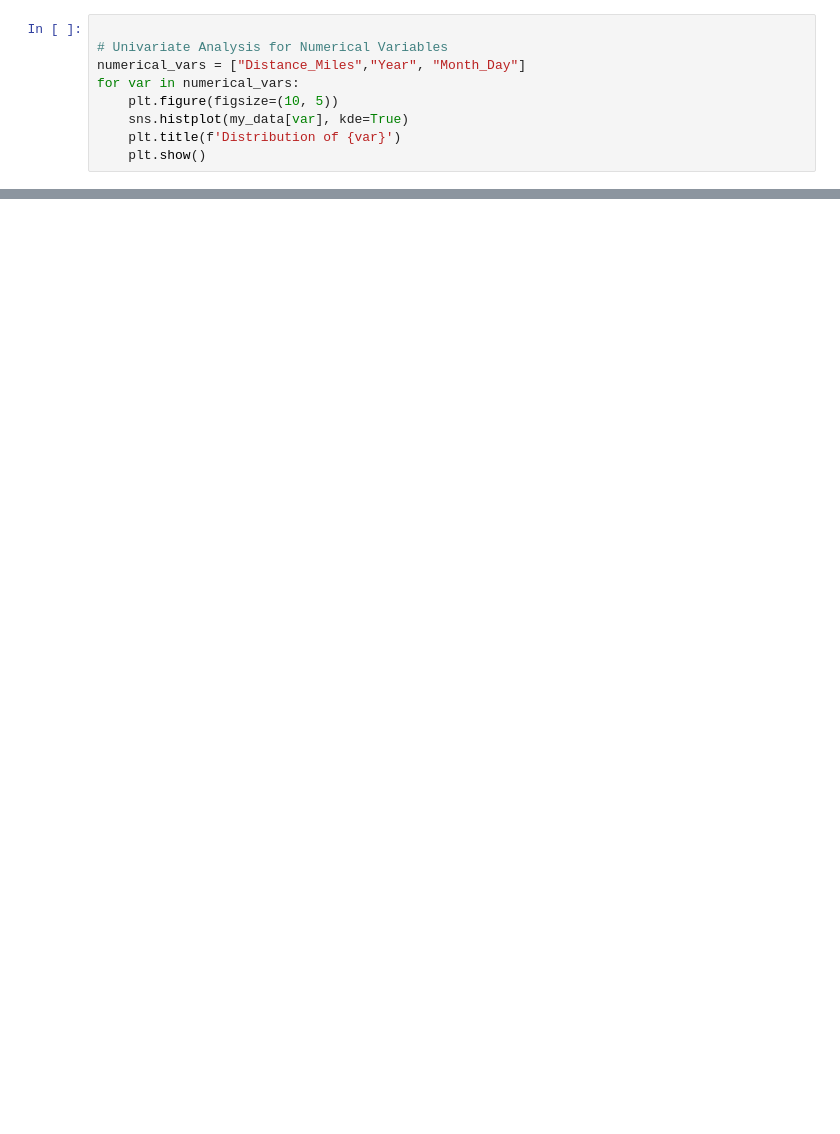
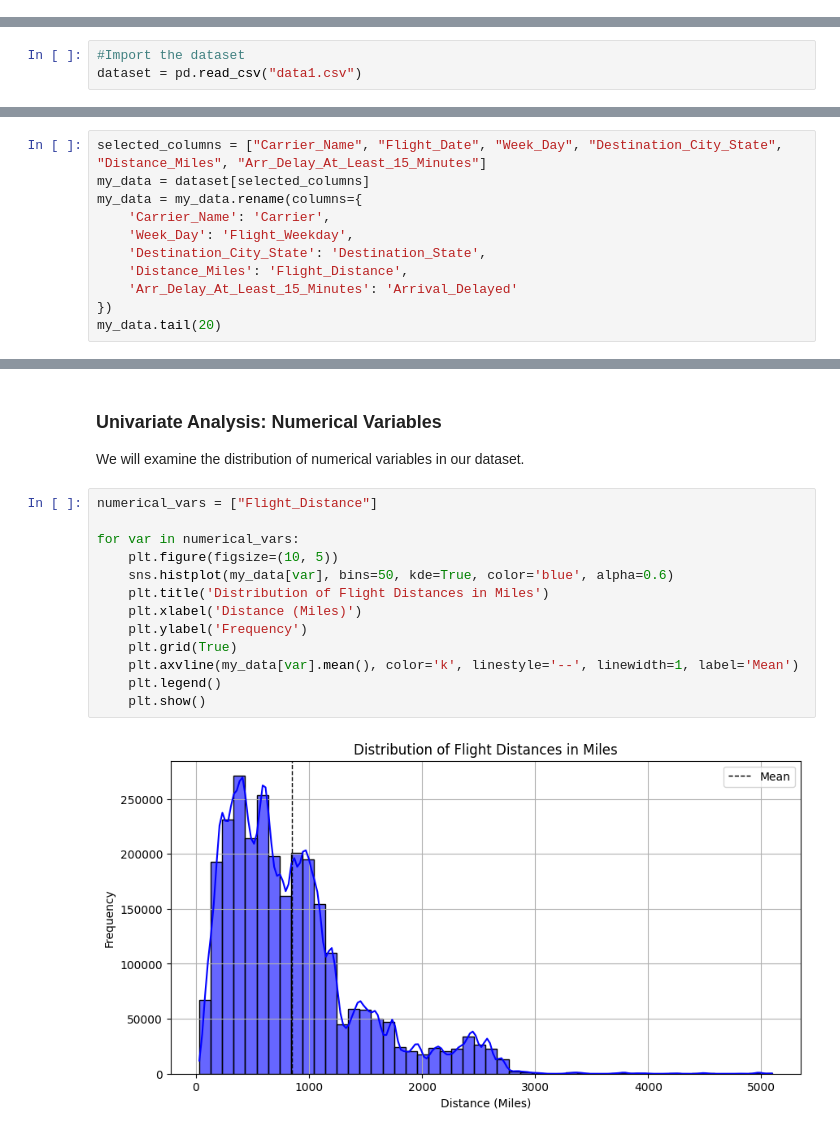
Before and after one commit to B-Treftz/Flight_Status_Predictor, a Jupyter notebook: 1_EDA/EDA_Mouad.ipynb, the cells around one changed output, grey strips where cells are left out. Cells and saved outputs as stored; diff of their text form; blank space fills up the shorter version.

```diff
--- a/1_EDA/EDA_Mouad.ipynb
+++ b/1_EDA/EDA_Mouad.ipynb
@@ -166,9 +0,0 @@ for var in categorical_vars:
-# %%
-
-# Univariate Analysis for Numerical Variables
-numerical_vars = ["Distance_Miles","Year", "Month_Day"]
-for var in numerical_vars:
-    plt.figure(figsize=(10, 5))
-    sns.histplot(my_data[var], kde=True)
-    plt.title(f'Distribution of {var}')
-    plt.show()
@@ -235,0 +9,3 @@ plt.show()
+# %%
+#Import the dataset
+dataset = pd.read_csv("data1.csv")
@@ -235,0 +98,11 @@ plt.show()
+# %%
+selected_columns = ["Carrier_Name", "Flight_Date", "Week_Day", "Destination_City_State", "Distance_Miles", "Arr_Delay_At_Least_15_Minutes"]
+my_data = dataset[selected_columns]
+my_data = my_data.rename(columns={
+    'Carrier_Name': 'Carrier',
+    'Week_Day': 'Flight_Weekday',
+    'Destination_City_State': 'Destination_State',
+    'Distance_Miles': 'Flight_Distance',
+    'Arr_Delay_At_Least_15_Minutes': 'Arrival_Delayed'
+})
+my_data.tail(20)
@@ -235,0 +201,19 @@ plt.show()
+# %% [markdown]
+### Univariate Analysis: Numerical Variables
+
+We will examine the distribution of numerical variables in our dataset.
+# %%
+numerical_vars = ["Flight_Distance"]
+
+for var in numerical_vars:
+    plt.figure(figsize=(10, 5))
+    sns.histplot(my_data[var], bins=50, kde=True, color='blue', alpha=0.6)
+    plt.title('Distribution of Flight Distances in Miles')
+    plt.xlabel('Distance (Miles)')
+    plt.ylabel('Frequency')
+    plt.grid(True)
+    plt.axvline(my_data[var].mean(), color='k', linestyle='--', linewidth=1, label='Mean')
+    plt.legend()
+    plt.show()
+# %% [output]
+[figure, added]
```
Also changed, not shown: parts of 73 cells of this notebook.
